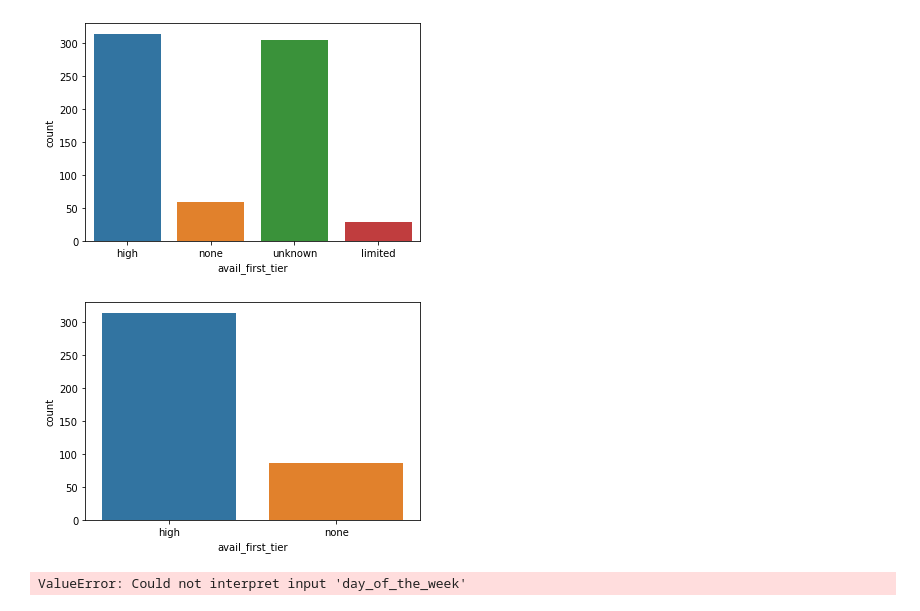
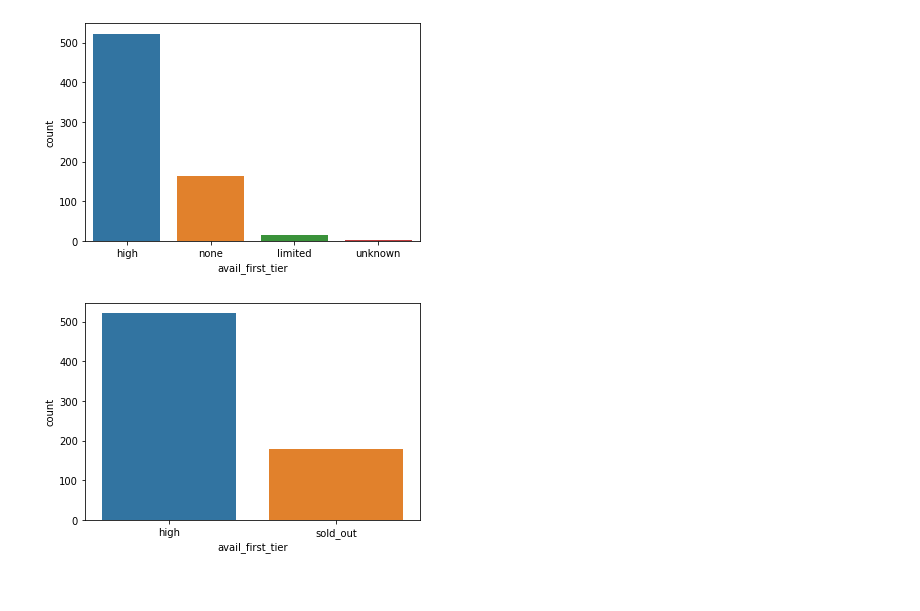
Before and after one commit to bdyetton/NoMoShowFOMO, a Jupyter notebook: notebooks/data_visualization.ipynb, the cells around one changed output. Cells and saved outputs as stored; diff of their text form; code cells hidden in the pictures.

```diff
--- a/notebooks/data_visualization.ipynb
+++ b/notebooks/data_visualization.ipynb
@@ -7,0 +18,5 @@ data = pd.read_pickle('../data/ticketmaster.pkl')
+# %%
+data = pd.read_pickle('../data/complete_15-09-2019.pkl')
+data_head = data.head()
+for col in data_head.columns:
+    print(data_head[col])
@@ -10,16 +43,12 @@ sns.countplot(x='avail_first_tier',data=data)
 plt.show()
 #Limited and none can be grouped together, and unknown should be dropped.
 # %% [output]
-[figure, old version]
+[figure, new version]
 # %%
 data = data.loc[data['avail_first_tier']!='unknown',:]
-data.loc[data['avail_first_tier']=='limited',:] = 'none'
+data.loc[data['avail_first_tier']=='limited','avail_first_tier'] = 'none'
+data.loc[data['avail_first_tier']=='none','avail_first_tier'] = 'sold_out'
 sns.countplot(x='avail_first_tier',data=data)
 plt.show()
 # %% [output]
-[figure, old version]
+[figure, new version]
-# %%
-sns.countplot(x='avail_first_tier', hue='day_of_the_week',data=data)
-plt.show()
-# %% [output]
-ValueError: Could not interpret input 'day_of_the_week'
```
Also changed, not shown: parts of 13 cells of this notebook, 24 other files.
